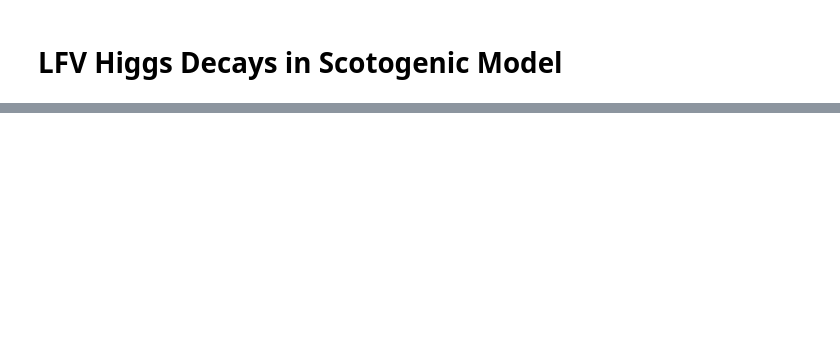
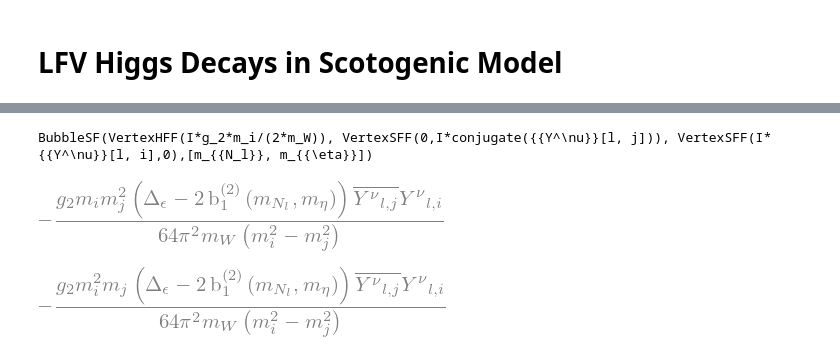
Before and after one commit to moiseszeleny/OneLoopLFVHD, a Jupyter notebook: Examples/Scotogenic Model/Heavy neutrino contribution.ipynb, the cells around one changed output, grey strips where cells are left out. Saved outputs shown, nothing was run; the diff lists cells and outputs as text; code cells hidden in the pictures; blank space fills up the shorter version.

```diff
--- a/Examples/Scotogenic Model/Heavy neutrino contribution.ipynb
+++ b/Examples/Scotogenic Model/Heavy neutrino contribution.ipynb
@@ -85,0 +150,14 @@ All right LFVHDFeynGv2
+# %%
+vertex_hlili = lfvhd.VertexHFF((I*g2*lfvhd.mi)/(2*mW))
+BubbleηNl = lfvhd.BubbleSF(vertex_hlili,vertex_ηdljNl,vertex_ηuliNl,[mNul,mη])
+BubbleηNl
+# %% [output]
+BubbleSF(VertexHFF(I*g_2*m_i/(2*m_W)), VertexSFF(0,I*conjugate({{Y^\nu}}[l, j])), VertexSFF(I*{{Y^\nu}}[l, i],0),[m_{{N_l}}, m_{{\eta}}])
+# %%
+BubbleηNl.AL().subs(lfvhd.cambiosDivFin(mNul,mη,mη)).simplify()
+# %% [output]
+[figure, added]
+# %%
+BubbleηNl.AR().subs(lfvhd.cambiosDivFin(mNul,mη,mη)).simplify()
+# %% [output]
+[figure, added]
```
Also changed, not shown: parts of 27 cells of this notebook, 5 other files.
